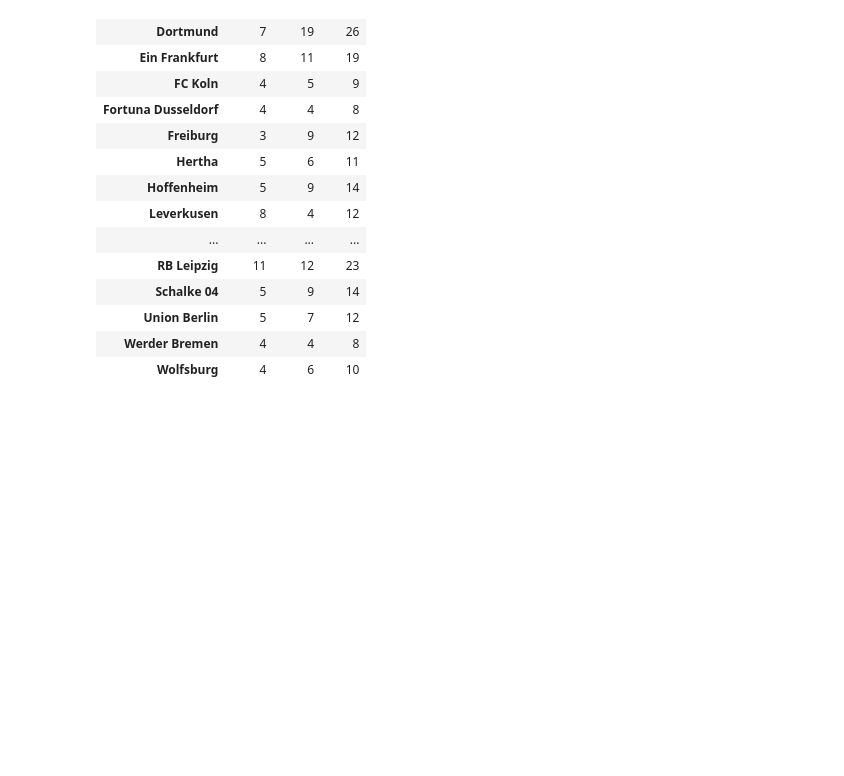
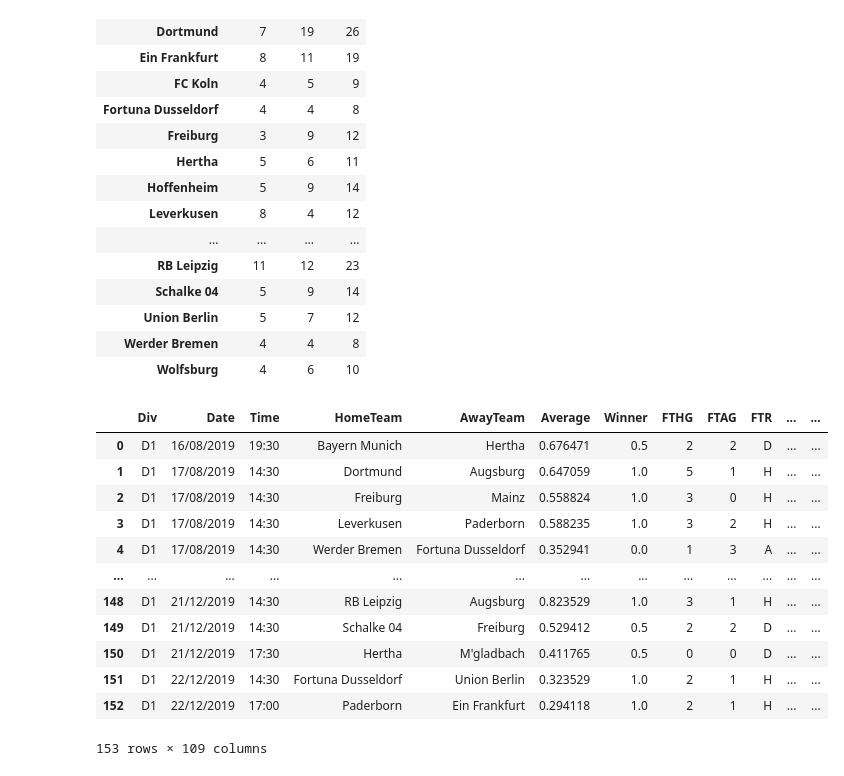
Before and after one commit to NannGitUser/Soccer_Analysis, a Jupyter notebook: Bundesliga Data Crunch.ipynb, the cells around one changed output. Saved outputs shown, nothing was run; the diff lists cells and outputs as text; code cells hidden in the pictures; blank space fills up the shorter version.

```diff
--- a/Bundesliga Data Crunch.ipynb
+++ b/Bundesliga Data Crunch.ipynb
@@ -126,3 +129,19 @@ bundesliga_dfa.to_csv(r'C:/Users/nannh/Desktop/Soccer Analysis/bundesliga_away_d
 
 bundesliga_allowed_dfh.to_csv(r'C:/Users/nannh/Desktop/Soccer Analysis/bundesliga_home(allowed)_df.csv', index = False)
 bundesliga_allowed_dfa.to_csv(r'C:/Users/nannh/Desktop/Soccer Analysis/bundesliga_away(allowed)_df.csv', index = False)
+# %%
+bundesliga_df
+# %% [output]
+|  | Div | Date | Time | HomeTeam | AwayTeam | Average | Winner | FTHG | FTAG | FTR | ... | ... |
+| 0 | D1 | 16/08/2019 | 19:30 | Bayern Munich | Hertha | 0.676471 | 0.5 | 2 | 2 | D | ... | ... |
+| 1 | D1 | 17/08/2019 | 14:30 | Dortmund | Augsburg | 0.647059 | 1.0 | 5 | 1 | H | ... | ... |
+| 2 | D1 | 17/08/2019 | 14:30 | Freiburg | Mainz | 0.558824 | 1.0 | 3 | 0 | H | ... | ... |
+| 3 | D1 | 17/08/2019 | 14:30 | Leverkusen | Paderborn | 0.588235 | 1.0 | 3 | 2 | H | ... | ... |
+| 4 | D1 | 17/08/2019 | 14:30 | Werder Bremen | Fortuna Dusseldorf | 0.352941 | 0.0 | 1 | 3 | A | ... | ... |
+| ... | ... | ... | ... | ... | ... | ... | ... | ... | ... | ... | ... | ... |
+| 148 | D1 | 21/12/2019 | 14:30 | RB Leipzig | Augsburg | 0.823529 | 1.0 | 3 | 1 | H | ... | ... |
+| 149 | D1 | 21/12/2019 | 14:30 | Schalke 04 | Freiburg | 0.529412 | 0.5 | 2 | 2 | D | ... | ... |
+| 150 | D1 | 21/12/2019 | 17:30 | Hertha | M'gladbach | 0.411765 | 0.5 | 0 | 0 | D | ... | ... |
+| 151 | D1 | 22/12/2019 | 14:30 | Fortuna Dusseldorf | Union Berlin | 0.323529 | 1.0 | 2 | 1 | H | ... | ... |
+| 152 | D1 | 22/12/2019 | 17:00 | Paderborn | Ein Frankfurt | 0.294118 | 1.0 | 2 | 1 | H | ... | ... |
+153 rows × 109 columns
```
Also changed, not shown: parts of 26 cells of this notebook, 5 other files.
